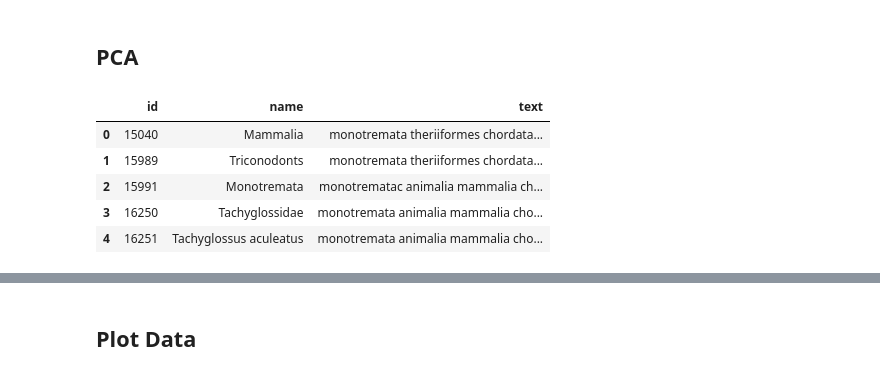
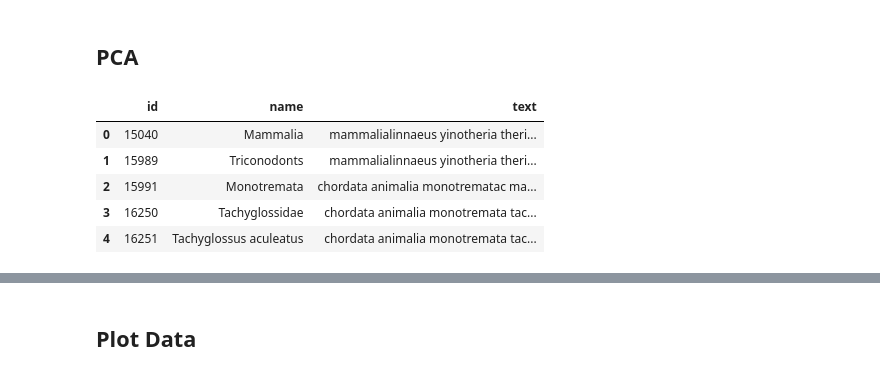
Before and after one commit to seth127/phyloGraph, a Jupyter notebook: phyloGraph-PCA.ipynb, the cells around one changed output, grey strips where cells are left out. Saved outputs shown, nothing was run; the diff lists cells and outputs as text; code cells hidden in the pictures.

```diff
--- a/phyloGraph-PCA.ipynb
+++ b/phyloGraph-PCA.ipynb
@@ -64,13 +64,13 @@ pgd.df.head()
 # %% [markdown]
 ## PCA
 # %%
-pgd.load_text_data(data_file[0].replace(".csv", "-text.csv"), cf_text=True)
+pgd.load_text_data(data_file[0].replace(".csv", "-text.csv"), cf_text=True, cf_level='family')
 pgd.text_df.head()
 # %% [output]
 |  | id | name | text |
-| 0 | 15040 | Mammalia | monotremata theriiformes chordata... |
-| 1 | 15989 | Triconodonts | monotremata theriiformes chordata... |
-| 2 | 15991 | Monotremata | monotrematac animalia mammalia ch... |
-| 3 | 16250 | Tachyglossidae | monotremata animalia mammalia cho... |
-| 4 | 16251 | Tachyglossus aculeatus | monotremata animalia mammalia cho... |
+| 0 | 15040 | Mammalia | mammalialinnaeus yinotheria theri... |
+| 1 | 15989 | Triconodonts | mammalialinnaeus yinotheria theri... |
+| 2 | 15991 | Monotremata | chordata animalia monotrematac ma... |
+| 3 | 16250 | Tachyglossidae | chordata animalia monotremata tac... |
+| 4 | 16251 | Tachyglossus aculeatus | chordata animalia monotremata tac... |
 # %%
```
Also changed, not shown: parts of 16 cells of this notebook, 2 other files.
